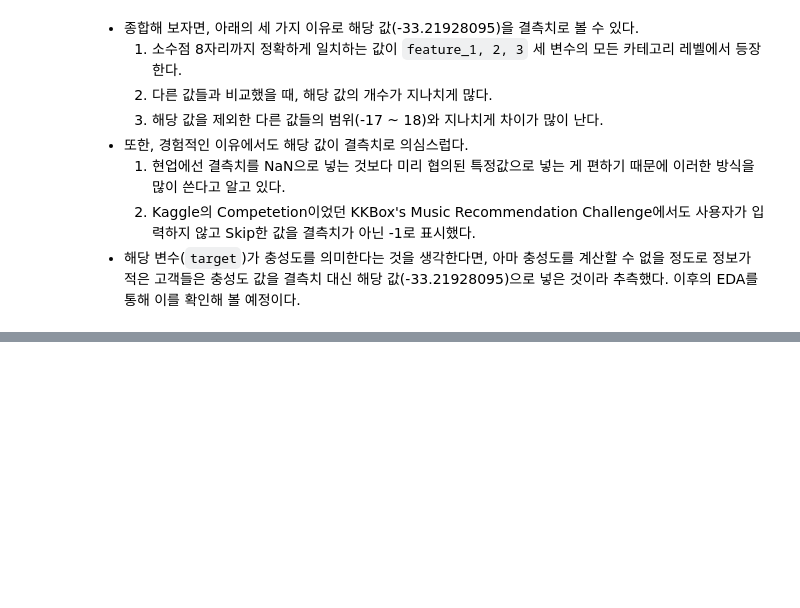
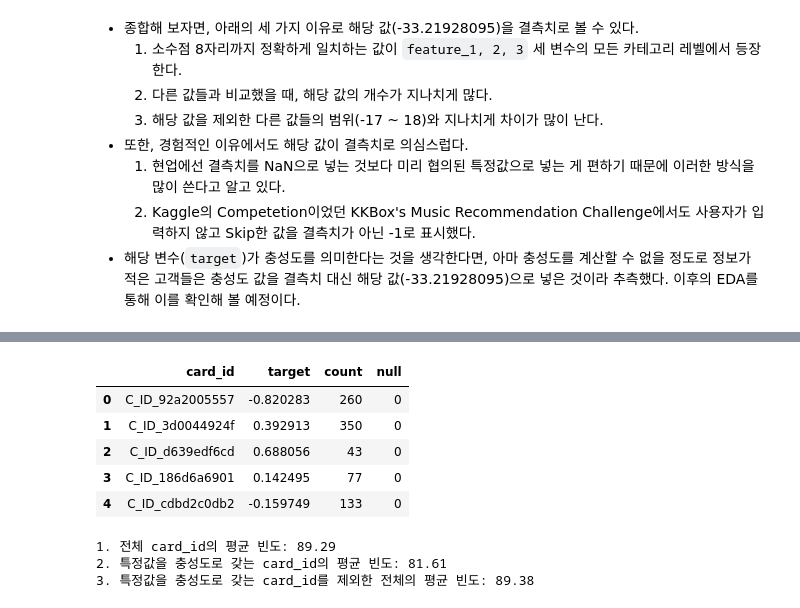
Before and after one commit to ka-to-top/Kaggle_Elo, a Jupyter notebook: Code/[Kaggle_Elo]EDA for Train(Philip).ipynb, the cells around one changed output, grey strips where cells are left out. Saved outputs shown, nothing was run; the diff lists cells and outputs as text; code cells hidden in the pictures; blank space fills up the shorter version.

```diff
--- a/Code/[Kaggle_Elo]EDA for Train(Philip).ipynb
+++ b/Code/[Kaggle_Elo]EDA for Train(Philip).ipynb
@@ -99,0 +209,4 @@ print(train[train['target'] > -33.21928095].sort_values('target').head())
+# %%
+# `trans`에서 `card_id`들의 row를 count
+trans_card_count = pd.DataFrame(trans['card_id'].value_counts().reset_index().rename(columns={'card_id':'count', 'index':'card_id'}))
+trans_card_count.head()
@@ -99,0 +220,3 @@ print(train[train['target'] > -33.21928095].sort_values('target').head())
+# %%
+train_copy = train[['card_id', 'target']]
+train_copy.head()
@@ -99,0 +230,4 @@ print(train[train['target'] > -33.21928095].sort_values('target').head())
+# %%
+# 두 테이블 병합
+merged = train_copy.merge(trans_card_count, how='inner', on='card_id')
+merged.head()
@@ -99,0 +241,20 @@ print(train[train['target'] > -33.21928095].sort_values('target').head())
+# %%
+# target이 특정값인 경우에만 null 컬럼의 값에 1을 부여
+merged['null'] = [1 if x == merged['target'].min() else 0 for x in merged['target']]
+merged.head()
+# %% [output]
+|  | card_id | target | count | null |
+| 0 | C_ID_92a2005557 | -0.820283 | 260 | 0 |
+| 1 | C_ID_3d0044924f | 0.392913 | 350 | 0 |
+| 2 | C_ID_d639edf6cd | 0.688056 | 43 | 0 |
+| 3 | C_ID_186d6a6901 | 0.142495 | 77 | 0 |
+| 4 | C_ID_cdbd2c0db2 | -0.159749 | 133 | 0 |
+# %%
+# 여기서 말하는 평균 빈도는 해당 card_id가 historical_transactions의 row count를 의미한다.
+print('1. 전체 card_id의 평균 빈도: {}'.format(round(merged['count'].mean(),2)))
+print('2. 특정값을 충성도로 갖는 card_id의 평균 빈도: {}'.format(round(merged[merged['null'] == 1]['count'].mean(),2)))
+print('3. 특정값을 충성도로 갖는 card_id를 제외한 전체의 평균 빈도: {}'.format(round(merged[merged['null'] == 0]['count'].mean(),2)))
+# %% [output]
+1. 전체 card_id의 평균 빈도: 89.29
+2. 특정값을 충성도로 갖는 card_id의 평균 빈도: 81.61
+3. 특정값을 충성도로 갖는 card_id를 제외한 전체의 평균 빈도: 89.38
```
Also changed, not shown: parts of 20 cells of this notebook.
